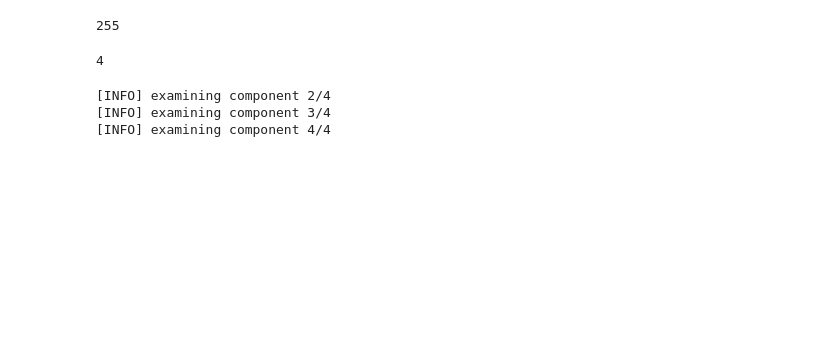
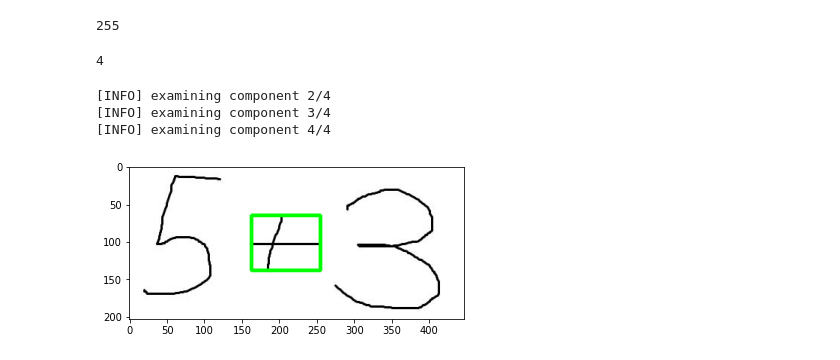
Before and after one commit to rene12188/CoVi, a Jupyter notebook: Project/Feature_extraction.ipynb, the cells around one changed output. Saved outputs shown, nothing was run; the diff lists cells and outputs as text; code cells hidden in the pictures; blank space fills up the shorter version.

```diff
--- a/Project/Feature_extraction.ipynb
+++ b/Project/Feature_extraction.ipynb
@@ -28,34 +29,31 @@ print(numLabels)
 # %%
 returnarray = []
 for i in range(1, numLabels):
-	# if this is the first component then we examine the
-	# *background* (typically we would just ignore this
-	# component in our loop)
+
 	if i == 0:
 		text = "examining component {}/{} (background)".format(
 			i + 1, numLabels)
 	# otherwise, we are examining an actual connected component
 	else:
 		text = "examining component {}/{}".format( i + 1, numLabels)
-	# print a status message update for the current connected
-	# component
+
 	print("[INFO] {}".format(text))
-	# extract the connected component statistics and centroid for
-	# the current label
 	x = stats[i, cv2.CC_STAT_LEFT]
 	y = stats[i, cv2.CC_STAT_TOP]
 	w = stats[i, cv2.CC_STAT_WIDTH]
 	h = stats[i, cv2.CC_STAT_HEIGHT]
 	area = stats[i, cv2.CC_STAT_AREA]
 	(cX, cY) = centroids[i]
 	output = image.copy()
 	cv2.rectangle(output, (x, y), (x + w, y + h), (0, 255, 0), 3)
 	crop = image.copy()
-	crop = crop[y-10:y+h+10, x-10:x+h+10]
+	pyplot.imshow(output)
+	crop = crop[y:y+h, x:x+w]
 	returnarray.append(crop)
 # %% [output]
 [INFO] examining component 2/4
 [INFO] examining component 3/4
 [INFO] examining component 4/4
+[figure, added]
 # %%
 print(len(returnarray))
```
Also changed, not shown: parts of 6 cells of this notebook, 3 other files.
